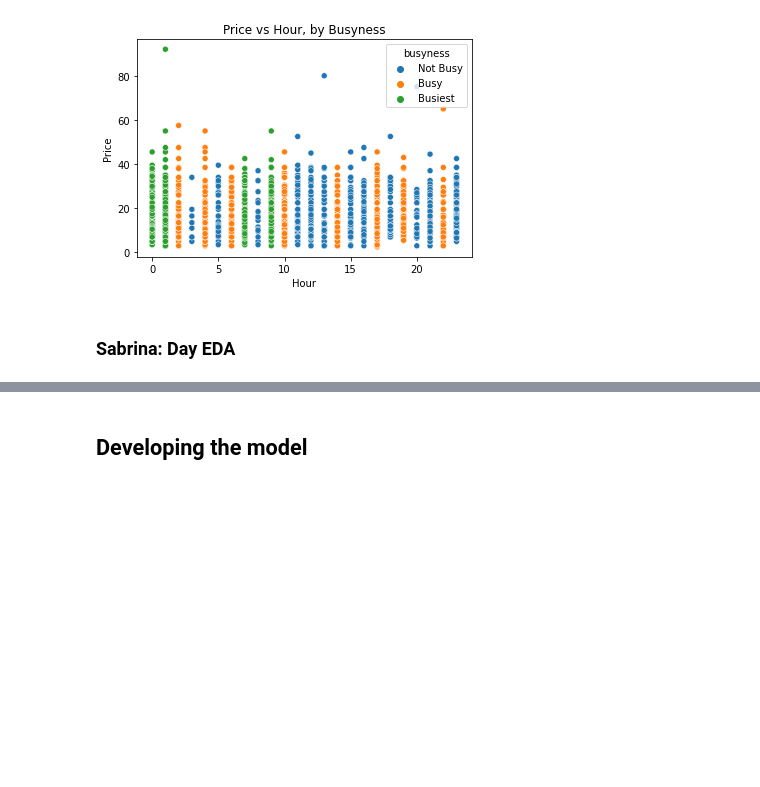
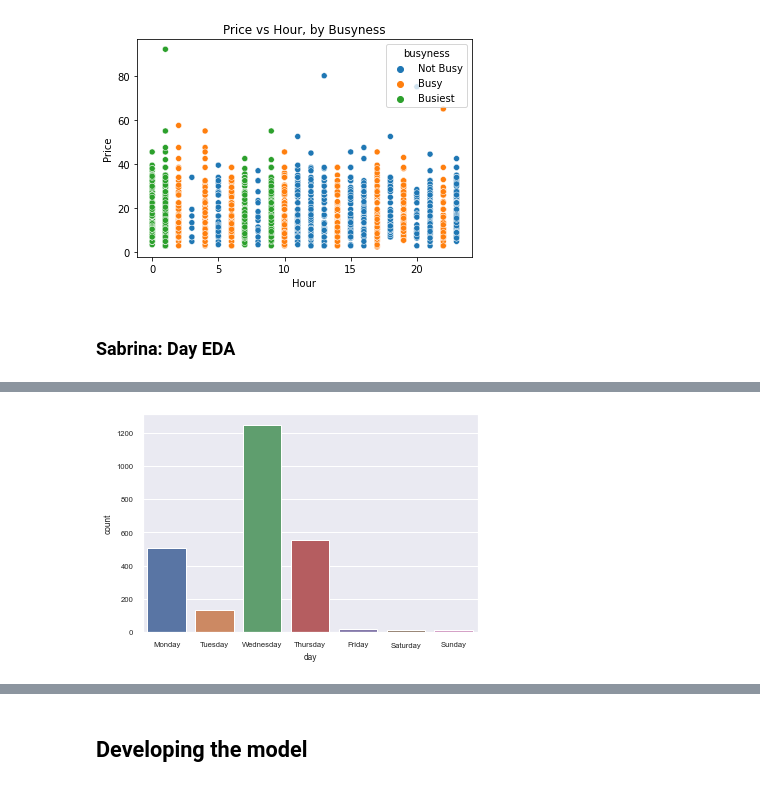
Before and after one commit to cndywu/TheYelpers, a Jupyter notebook: Project Code Template.ipynb, the cells around one changed output, grey strips where cells are left out. Saved outputs shown, nothing was run; the diff lists cells and outputs as text; code cells hidden in the pictures; blank space fills up the shorter version.

```diff
--- a/Project Code Template.ipynb
+++ b/Project Code Template.ipynb
@@ -314,0 +324,8 @@ Text(0, 0.5, 'Price')
+# %%
+#Visualizing ride number per day to see if some days are busier than others
+sns.set(font_scale=0.7)
+order = ['Monday', 'Tuesday', 'Wednesday', 'Thursday', 'Friday', 'Saturday','Sunday']
+a=sns.countplot(x='day', data=train, order=order)
+#Barely any rides during the weekend which is concerning
+# %% [output]
+[figure, added]
```
Also changed, not shown: parts of 2 cells of this notebook, 1 other file.
